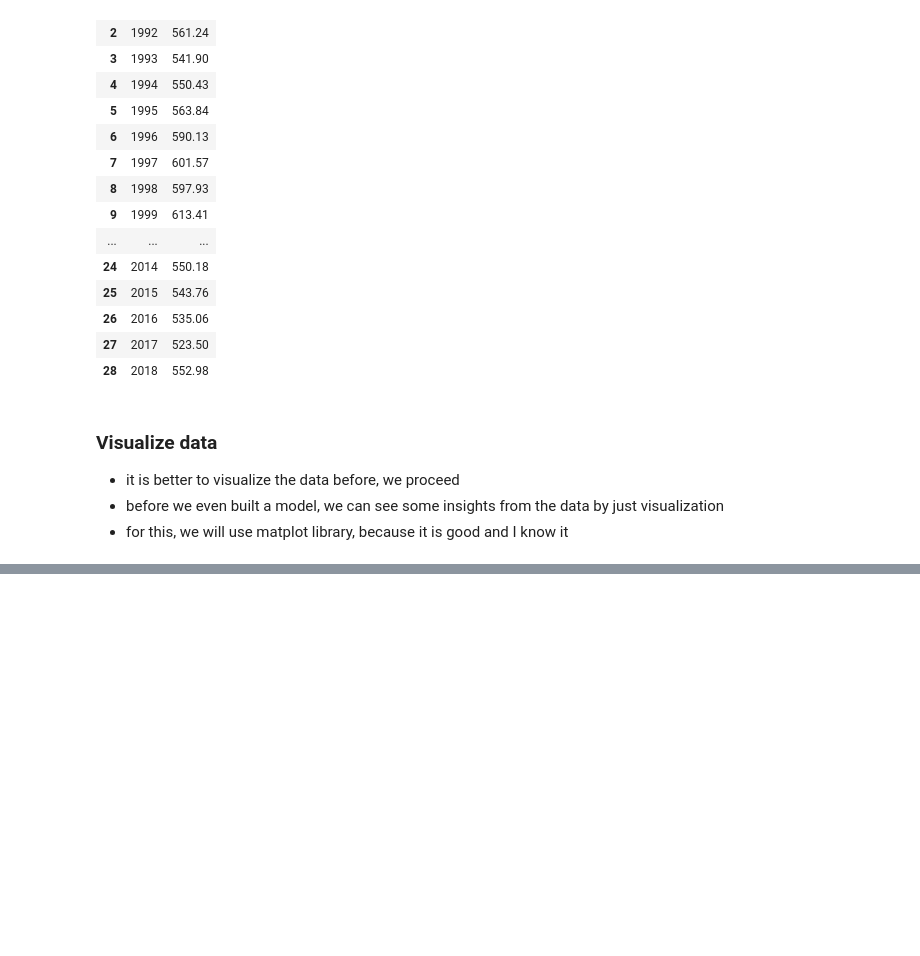
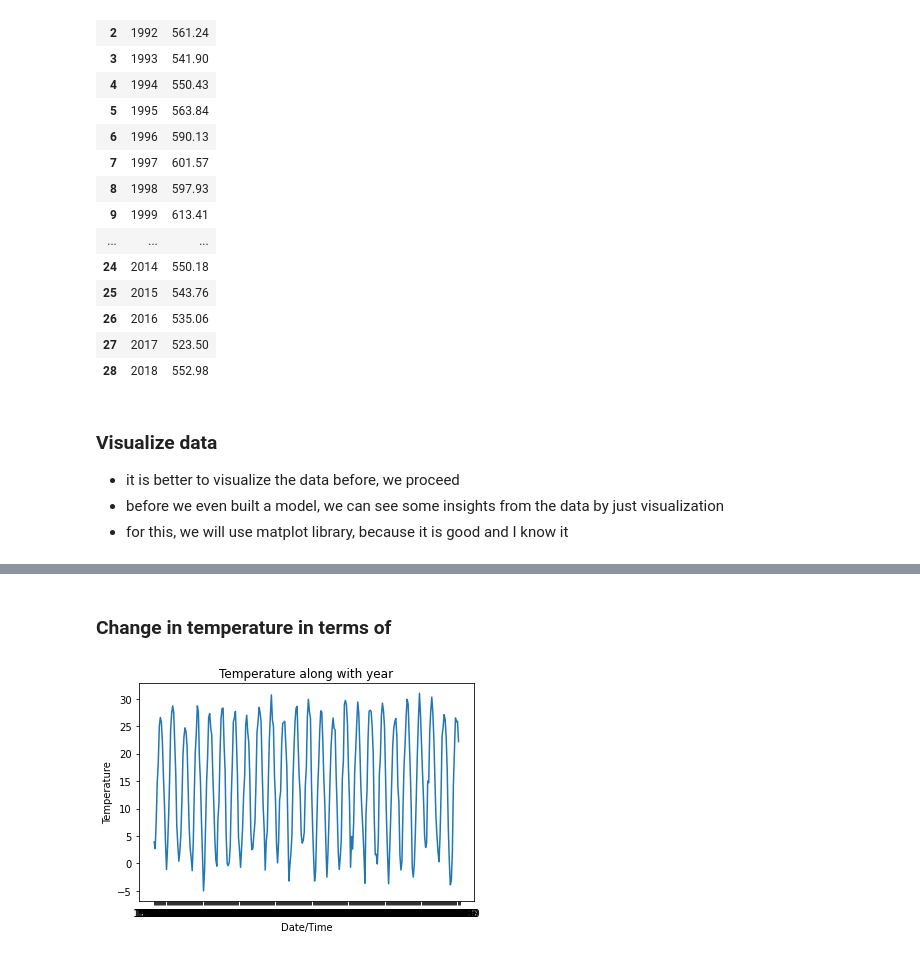
Before and after one commit to malvat/DataMiningGasEmissions, a Jupyter notebook: Data Prediction.ipynb, the cells around one changed output, grey strips where cells are left out. Cells and saved outputs as stored; diff of their text form; code cells hidden in the pictures; blank space fills up the shorter version.

```diff
--- a/Data Prediction.ipynb
+++ b/Data Prediction.ipynb
@@ -109,0 +114,3 @@ plt.show()
+# %%
+# reading csv file using pandas
+climate_data = pd.read_csv("./data/climate_monthly.csv")
@@ -109,0 +134,4 @@ plt.show()
+# %%
+climate_data['Year'] = [ int(i) for i in climate_data['Year'] ]
+climate_data = climate_data[ climate_data['Year'] >= 1990 ]
+climate_data
@@ -109,0 +152,11 @@ plt.show()
+# %% [markdown]
+### Change in temperature in terms of
+# %%
+# plot the graph
+plt.plot(climate_data['Date/Time'], climate_data['Mean Max Temp (°C)'])
+plt.title("Temperature along with year")
+plt.ylabel("Temperature")
+plt.xlabel("Date/Time")
+plt.show()
+# %% [output]
+[figure, added]
```
Also changed, not shown: parts of 8 cells of this notebook, 1 other file.
